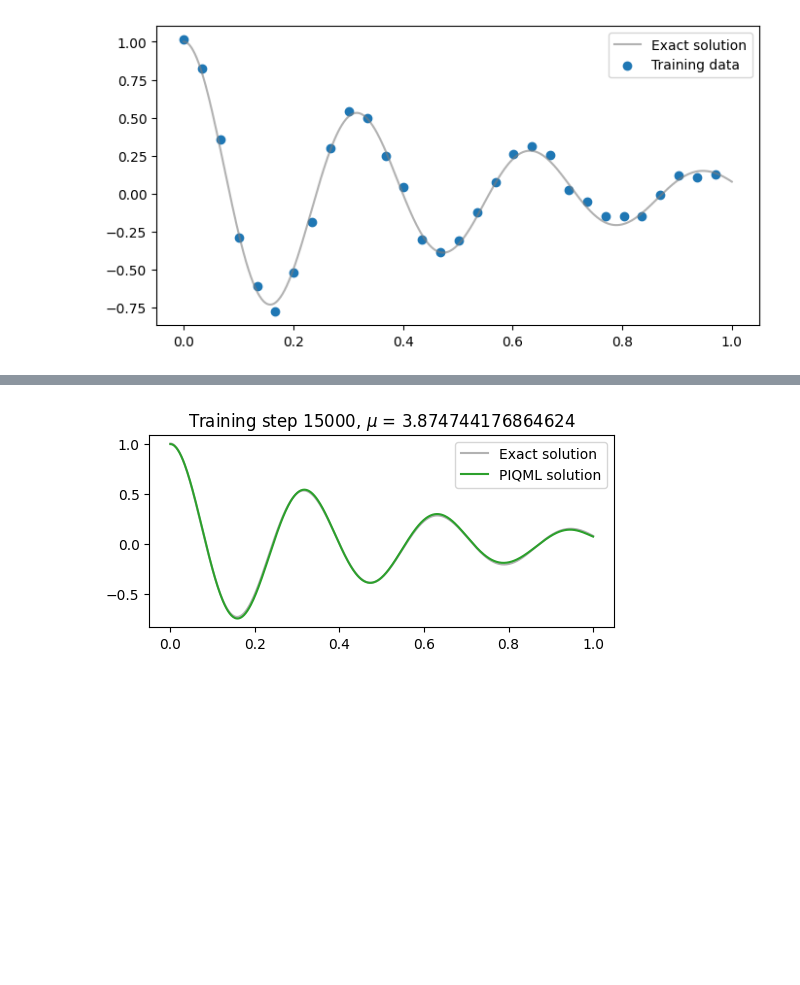
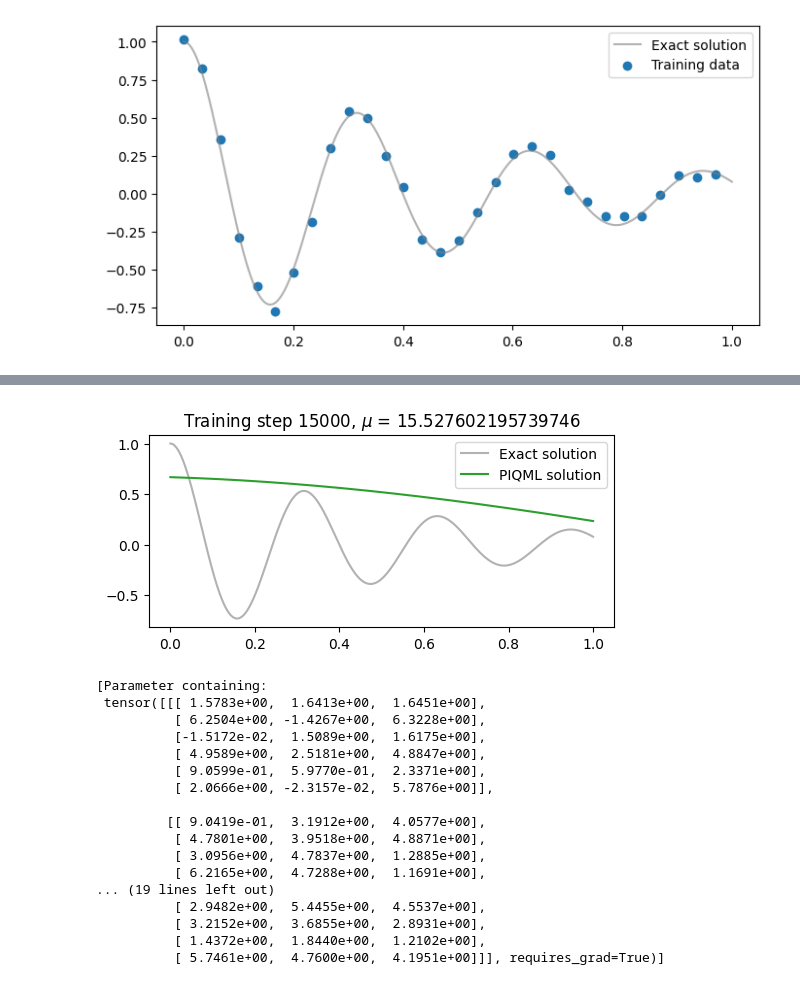
Before and after one commit to NNCT2904/harmonic-oscillator-pinn, a Jupyter notebook: PIQML_parameter_recovery_v2.ipynb, the cells around one changed output, grey strips where cells are left out. Drawn from its saved outputs; the diff is of its cells as text; code cells hidden in the pictures; blank space fills up the shorter version.

```diff
--- a/PIQML_parameter_recovery_v2.ipynb
+++ b/PIQML_parameter_recovery_v2.ipynb
@@ -14,11 +9,11 @@ from utils import draw_circuit
 # %%
 torch.manual_seed(123)
 
-n_qubits = 4
+n_qubits = 6
 
-rotation = 'Ry'
-n_qubits_input = 1
-n_process_layers = 20
+rotation = 'Rxyz'
+n_qubits_input = 6
+n_process_layers = 5
 n_qubits_output = 1
 
 ### Define wires
@@ -43,14 +188,19 @@ plt.plot(t_true, obs_true.view(-1,1), color="tab:grey", alpha=0.6, label="Exact
 plt.scatter(t_data, obs_data, label="Training data")
 plt.legend()
 plt.show()
+
+t_data_reupload = torch.tensor([[i]*n_qubits_input for i in data['t'][::10].values])
 # %% [output]
 [figure]
 # %%
 qmodel = Pure_QN(
-    device,
-    n_qubits,
-    input_wires,
-    n_process_layers,
-    output_wires,
-    rotation,
+    DEVICE=device,
+    N_INPUT=t_data.shape[1],
+    N_QUBITS=n_qubits,
+    N_INPUT_WIRES=input_wires,
+    N_LAYER=n_process_layers,
+    N_OUTPUT_WIRES=output_wires,
+    ROTATION=rotation,
     )
+
+list(qmodel.parameters())
@@ -58,6 +261,8 @@ qmodel = Pure_QN(
 t_initial = torch.tensor(0.).view(-1,1).requires_grad_(True)
 
 t_data = t_data.requires_grad_(True)
+
+t_data_reupload = t_data_reupload.requires_grad_(True)
 
 d = 2
 w0 = 20
@@ -74,37 +319,55 @@ lambda1, lambda2 = 1e-1, 1e-5
 # %%
-for i in range(15001):
+for i in range(15000):
     optimiser.zero_grad()
 
     # Loss function for initial conditions
     prediction = qmodel(t_initial)
     loss1, loss2 = boundary_loss(prediction, t_boundary=t_initial)
 
     # Physics loss with DE
-    prediction = qmodel(t_data)
-    loss3 = physics_loss(prediction, t_physics=t_data, mu=mu, k=k)
+    prediction = qmodel(t_data_reupload)
+    loss3 = physics_loss(prediction, t_physics=t_data_reupload, mu=mu, k=k)
 
     # Combine loss
     loss:torch.Tensor = loss1 + lambda1*loss2 + lambda2*loss3 + mse(prediction, obs_data)
 
     # loss:torch.Tensor = lambda2*loss3 + mse(prediction, obs_data)
 
     loss.backward()
 
     optimiser.step()
 
     all_mus.append(mu.item())
 
     if i % 1 == 0:
         clear_output(wait=True)
         prediction = qmodel(t_true).detach()
         plt.figure(figsize=(6,2.5))
         plt.plot(t_true[:,0], obs_true[:,0], label="Exact solution", color="tab:grey", alpha=0.6)
         plt.plot(t_true[:,0], prediction[:,0], label="PIQML solution", color="tab:green")
-        plt.title(f"Training step {i}, $\mu$ = {mu.item()}")
+        plt.title(f"Training step {i+1}, $\mu$ = {mu.item()}")
         plt.legend()
         plt.show()
+        display(list(qmodel.parameters()))
 # %% [output]
-[figure, old version]
+[figure, new version]
+[Parameter containing:
+ tensor([[[ 1.5783e+00,  1.6413e+00,  1.6451e+00],
+          [ 6.2504e+00, -1.4267e+00,  6.3228e+00],
+          [-1.5172e-02,  1.5089e+00,  1.6175e+00],
+          [ 4.9589e+00,  2.5181e+00,  4.8847e+00],
+          [ 9.0599e-01,  5.9770e-01,  2.3371e+00],
+          [ 2.0666e+00, -2.3157e-02,  5.7876e+00]],
+
+         [[ 9.0419e-01,  3.1912e+00,  4.0577e+00],
+          [ 4.7801e+00,  3.9518e+00,  4.8871e+00],
+          [ 3.0956e+00,  4.7837e+00,  1.2885e+00],
+          [ 6.2165e+00,  4.7288e+00,  1.1691e+00],
+... (19 lines left out)
+          [ 2.9482e+00,  5.4455e+00,  4.5537e+00],
+          [ 3.2152e+00,  3.6855e+00,  2.8931e+00],
+          [ 1.4372e+00,  1.8440e+00,  1.2102e+00],
+          [ 5.7461e+00,  4.7600e+00,  4.1951e+00]]], requires_grad=True)]
 # %%
 def plot_result(x,y,x_data,y_data,yh, title=None):
 
```
Also changed, not shown: parts of 9 cells of this notebook, 4 other files.
